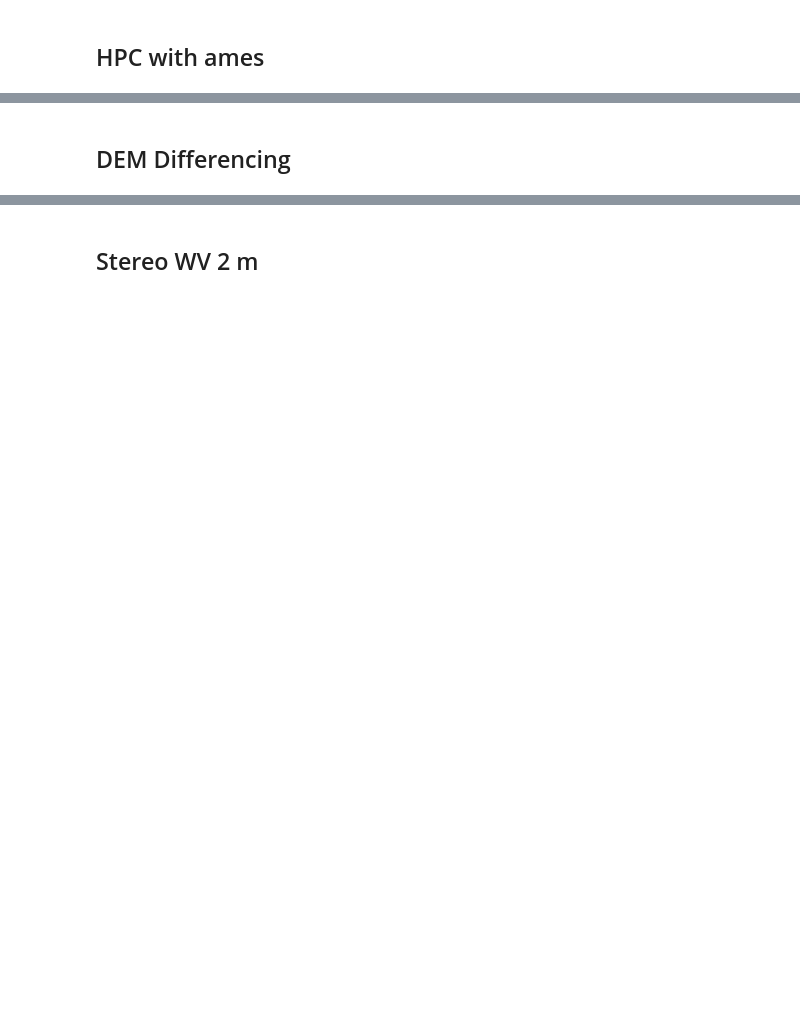
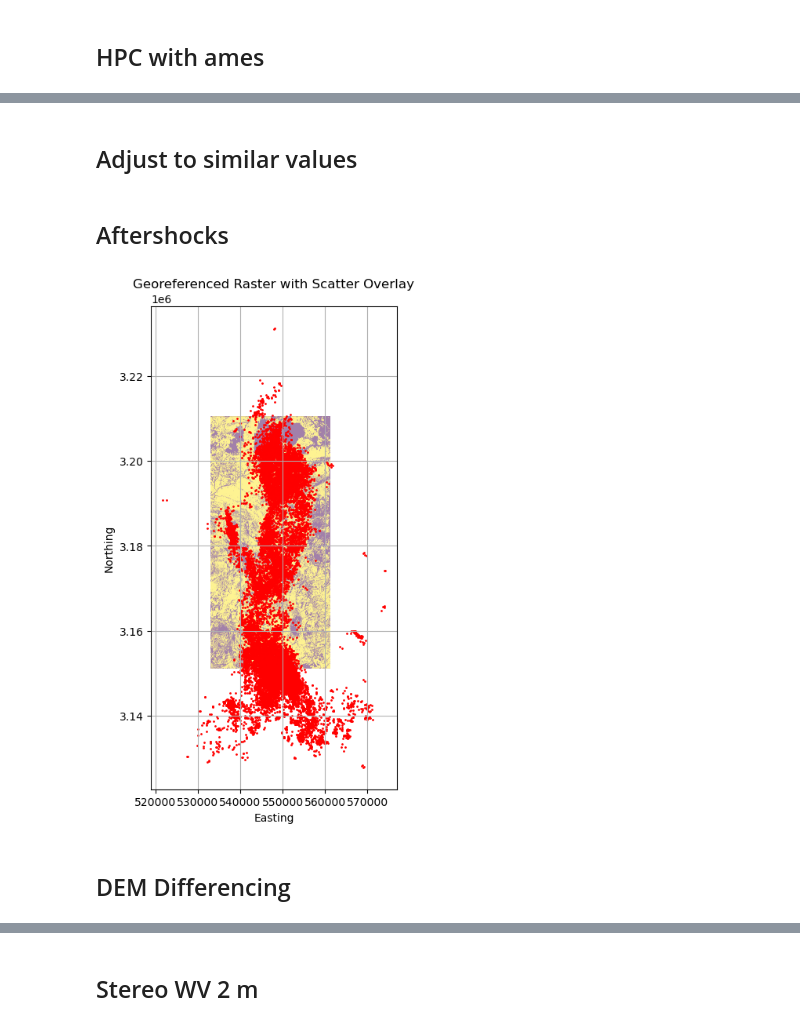
Before and after one commit to cehanagan/ImageryResources, a Jupyter notebook: Notebooks/Xizang20250107.ipynb, the cells around one changed output, grey strips where cells are left out. Drawn from its saved outputs; the diff is of its cells as text; code cells hidden in the pictures; blank space fills up the shorter version.

```diff
--- a/Notebooks/Xizang20250107.ipynb
+++ b/Notebooks/Xizang20250107.ipynb
@@ -229,0 +448,2 @@ nohup taskset -c 0-64 ./run.sh &
+# %% [markdown]
+## Adjust to similar values
@@ -229,0 +551,2 @@ nohup taskset -c 0-64 ./run.sh &
+# %% [markdown]
+## Aftershocks
@@ -230,4 +562,41 @@ nohup taskset -c 0-64 ./run.sh &
+# %%
+import matplotlib.pyplot as plt
+import rasterio
+from rasterio.plot import show
+from matplotlib.colors import Normalize
+
+# Load raster
+raster_path = '/Volumes/Tibet/XizangWVProcessing/Profiles/UD_velocity_merged.tif'  # Replace with your file path
+with rasterio.open(raster_path) as src:
+    raster_data = src.read(1)  # Read the first band
+    bounds = src.bounds
+    extent = [bounds.left, bounds.right, bounds.bottom, bounds.top]
+
+# Plot
+plt.figure(figsize=(8, 8))
+
+# 1. Plot raster with transparency
+plt.imshow(
+    raster_data,
+    extent=extent,
+    origin='upper',
+    cmap='viridis',     # Or other colormap
+    alpha=0.5,           # Transparency
+    norm=Normalize(vmin=raster_data.min(), vmax=raster_data.max())
+)
+
+# 2. Scatter plot over it
+plt.scatter(easting, northing, s=1, color='red')
+plt.gca().set_aspect('equal', adjustable='box')
+
+plt.xlabel("Easting")
+plt.ylabel("Northing")
+plt.title("Georeferenced Raster with Scatter Overlay")
+plt.grid(True)
+plt.show()
+# %% [output]
+[figure, added]
+# %% [markdown]
+## DEM Differencing
 # %%
 scp chanagan@hw-login1.gs.doi.net:/caldera/hovenweep/projects/usgs/hazards/ehp/chanagan/Xizang/orthos.zip .
-# %% [markdown]
-## DEM Differencing
```
Also changed, not shown: parts of 77 cells of this notebook, 4 other files.
